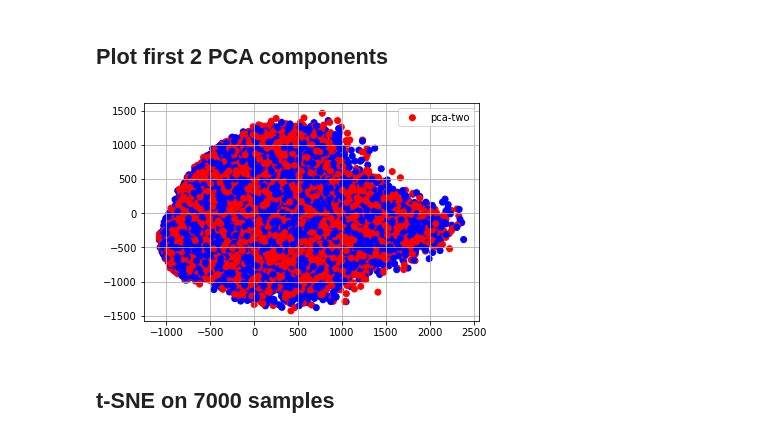
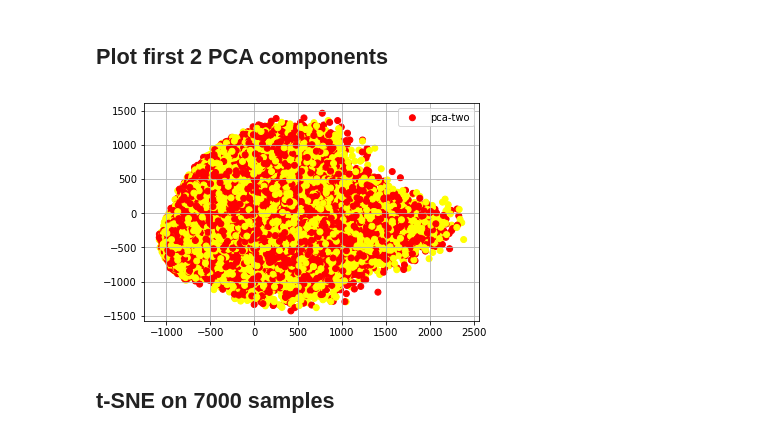
Before and after one commit to apps123/hands-on-ml, a Jupyter notebook: PCA and t-SNE.ipynb, the cells around one changed output. Drawn from its saved outputs; the diff is of its cells as text; code cells hidden in the pictures.

```diff
--- a/PCA and t-SNE.ipynb
+++ b/PCA and t-SNE.ipynb
@@ -65,16 +65,16 @@ Explained variation per principal component: [0.09746116 0.07155445 0.06149531]
 # %%
 import matplotlib.pyplot as plt
 from numpy.random import rand
 
 
 fig, ax = plt.subplots()
-ax.scatter(df['pca-one'], df['pca-two'],c=['red', 'blue'])
+ax.scatter(df['pca-one'], df['pca-two'],c=['red', 'yellow'])
 ax.legend()
 ax.grid(True)
 
 plt.show()
 # %% [output]
-[figure, old version]
+[figure, new version]
 # %% [markdown]
 ## t-SNE on 7000 samples
 # %%
```
Also changed, not shown: parts of 1 cell of this notebook, 5 other files.
